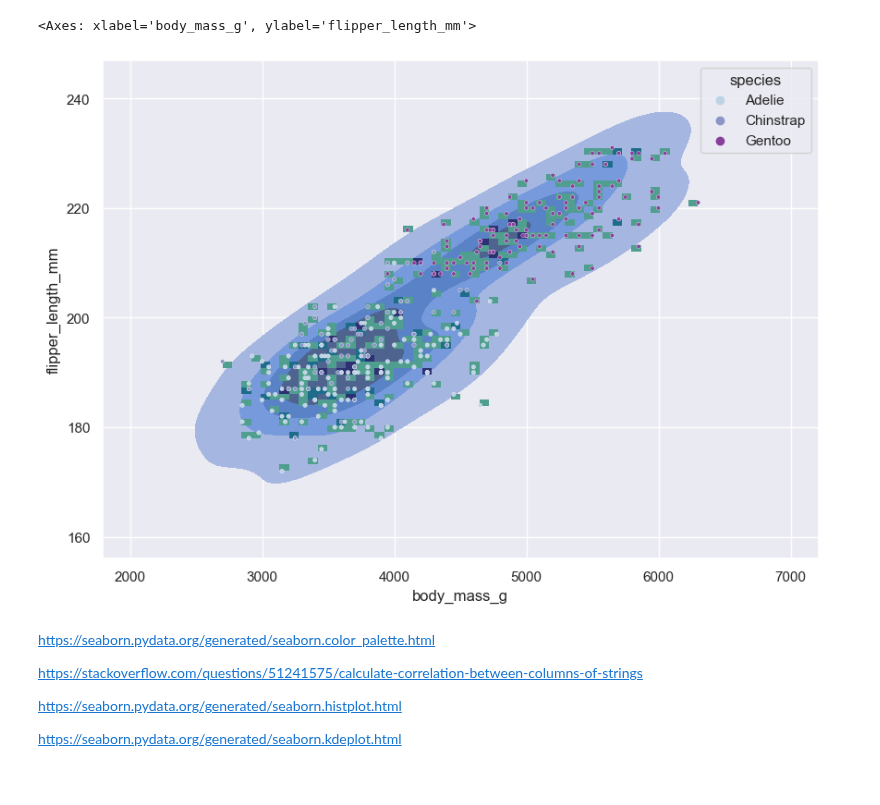
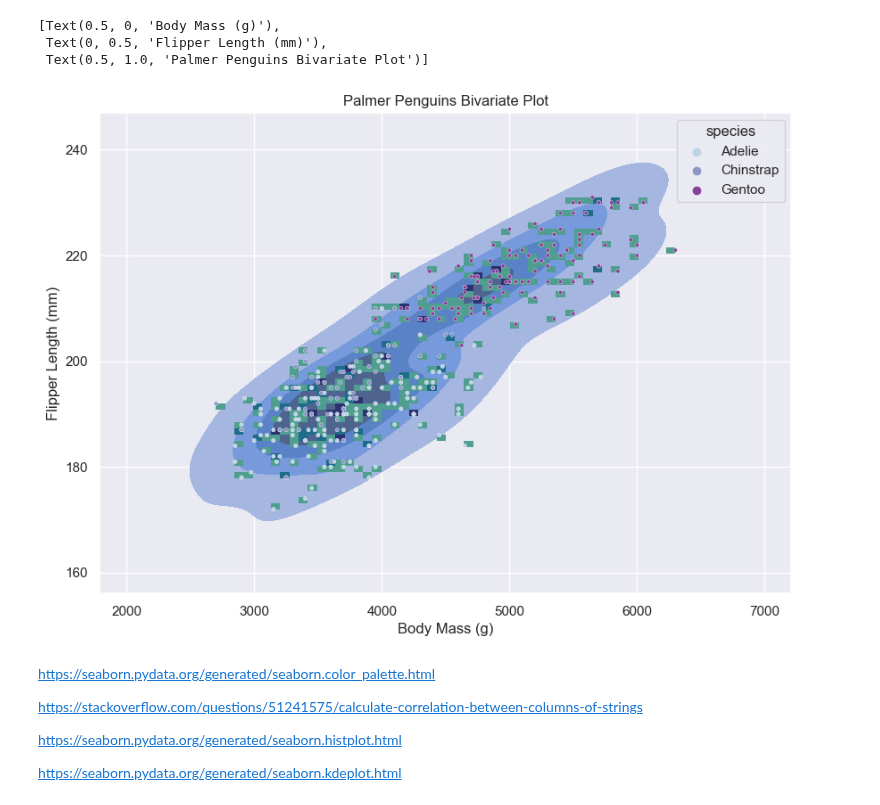
Before and after one commit to saingersoll/squirrel-gurlz, a Jupyter notebook: nbs/kristina_squirrels.ipynb, the cells around one changed output. Cells and saved outputs as stored; diff of their text form; code cells hidden in the pictures.

Commit message:
added comments and labels

```diff
--- a/nbs/kristina_squirrels.ipynb
+++ b/nbs/kristina_squirrels.ipynb
@@ -24,14 +24,14 @@ penguins.corr()
 # %%
-# Compute the correlation matrix
-corr = penguins.corr()
+#set theme style
+sns.set_theme(style = "white")
+plt.subplots(figsize=(7, 6))
 
-# Generate a mask for the upper triangle
+# Create mask for upper triangle (hides mirrored/symetric portion of heatmap)
 mask = np.triu(np.ones_like(corr, dtype=bool))
 
-# Generate a custom diverging colormap
+# Create a custom diverging colormap
 cmap = sns.color_palette("flare", as_cmap=True)
 
-# Draw the heatmap with the mask and correct aspect ratio
-sns.heatmap(corr, mask=mask, cmap=cmap, vmax=1, center=0.5,
-            square=True, linewidths=.5, cbar_kws={"shrink": .5})
+# Create masked heatmap, max/highest density variable set to 1, center variable set to 0.5, set linewidth as .5, shrank size of colorbar to .5
+sns.heatmap(corr, mask=mask, cmap=cmap, vmax=1, center=0.5, linewidths=.5, cbar_kws={"shrink": .5}).set(title= "Palmer Penguins Correlation Heatmap")
 # %% [output]
@@ -42,14 +43,26 @@ penguins2 = sns.load_dataset("penguins")
 # %%
+# Set theme style
 sns.set_theme(style="darkgrid")
+
+# Set plot size
 plt.subplots(figsize=(10, 7))
-# Draw a combo histogram and scatterplot with density contours
 
-sns.kdeplot(data = penguins2, x = "body_mass_g", y = "flipper_length_mm", levels = 5, linewidths = 1.5, fill = "icefire")
-sns.histplot(data = penguins2, x = "body_mass_g", y = "flipper_length_mm", bins=50, cmap = "crest", thresh = .5)
+# created layered histogram and scatter plot with contour density lines called ax
+
+# Density plot with 5 levels
+ax = sns.kdeplot(data = penguins2, x = "body_mass_g", y = "flipper_length_mm", levels = 5, fill = "icefire")
+# Histogram with 50 bins
+sns.histplot(data = penguins2, x = "body_mass_g", y = "flipper_length_mm", bins=50, cmap = "crest")
+# Scatterplot representing hue by species
 sns.scatterplot(data = penguins2, x = "body_mass_g", y = "flipper_length_mm", s=10, hue = "species", palette = "BuPu")
+
+# Set axis labels
+ax.set(xlabel='Body Mass (g)', ylabel='Flipper Length (mm)', title='Palmer Penguins Bivariate Plot')
 # %% [output]
-<Axes: xlabel='body_mass_g', ylabel='flipper_length_mm'>
+[Text(0.5, 0, 'Body Mass (g)'),
+ Text(0, 0.5, 'Flipper Length (mm)'),
+ Text(0.5, 1.0, 'Palmer Penguins Bivariate Plot')]
-[figure, old version]
+[figure, new version]
 # %% [markdown]
 https://seaborn.pydata.org/generated/seaborn.color_palette.html
 
```
Also changed, not shown: parts of 5 cells of this notebook.
